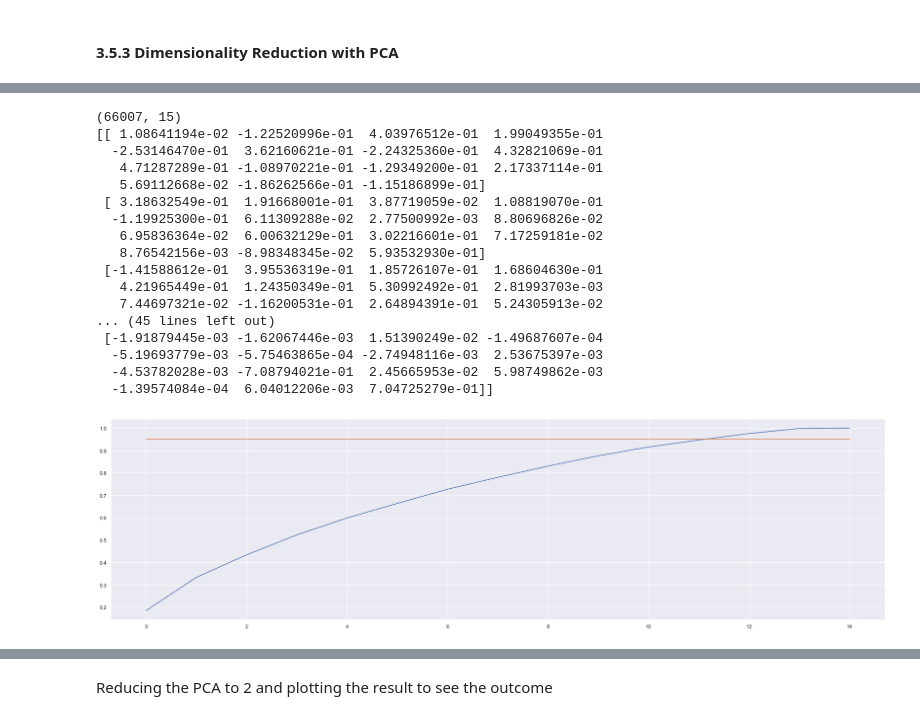
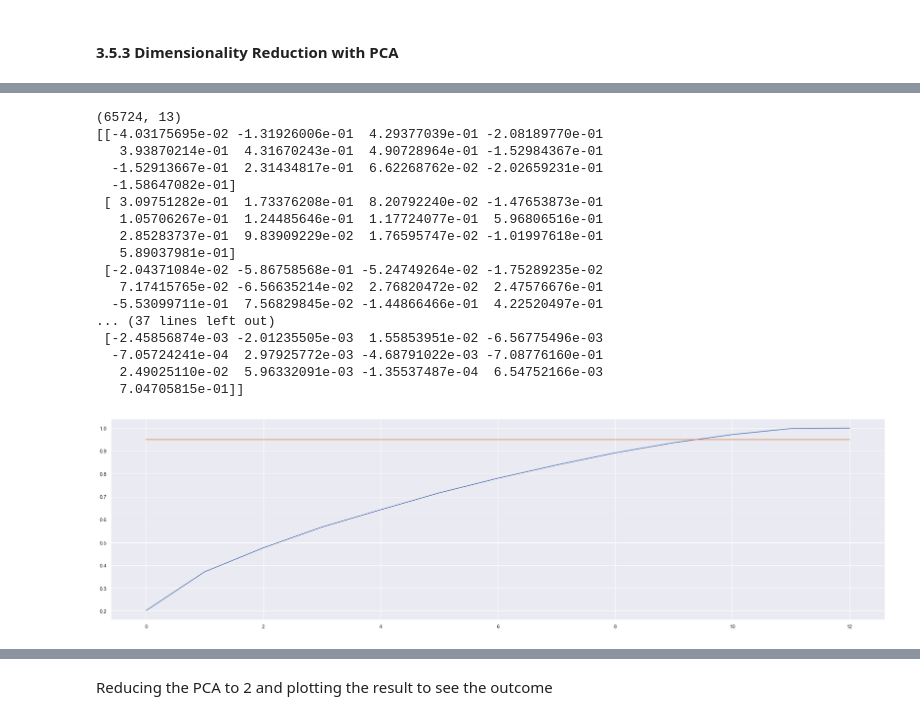
Before and after one commit to sumants-dev/CIS545-Project, a Jupyter notebook: Seasonal_weather_data__analysisv2.ipynb, the cells around one changed output, grey strips where cells are left out. Saved outputs shown, nothing was run; the diff lists cells and outputs as text; code cells hidden in the pictures.

Commit message:
updated seasonal weather data analysis

```diff
--- a/Seasonal_weather_data__analysisv2.ipynb
+++ b/Seasonal_weather_data__analysisv2.ipynb
@@ -823,9 +769,9 @@ sns.heatmap(data = updated_weather_df2_cor, annot=False)
 # %% [markdown]
 Change all data type to int for using Naive Bayes classification
 # %%
-    new_weather_df["date_idx"] = pd.to_datetime(new_weather_df.datetime)
-    new_weather_df = new_weather_df.set_index("date_idx")
-    new_weather_df.index = new_weather_df.index.to_period("M")
+    #new_weather_df["date_idx"] = pd.to_datetime(new_weather_df.datetime)
+    #new_weather_df = new_weather_df.set_index("date_idx")
+    #new_weather_df.index = new_weather_df.index.to_period("M")
 # %% [markdown]
 ### **3.5** Modelling
 # %% [markdown]
@@ -833,20 +805,17 @@ Change all data type to int for using Naive Bayes classification
 # %%
-# split by years
-#Training 2019
-#Validation 2020
-#Testing 2021
+#Dataset 2
+
+x_train2 =  new_weather_df2[(new_weather_df2['datetime']> '2018-12') & (new_weather_df2['datetime']<= '2019-12')]
+
+x_valid2 = new_weather_df2[(new_weather_df2['datetime']> '2019-12') & (new_weather_df2['datetime']<= '2020-12')]
+
+x_test2 = new_weather_df2[(new_weather_df2['datetime']> '2020-12') & (new_weather_df2['datetime']<= '2021-12')]
+
+y_train2 = x_train2['temperature']
+y_test2 = x_test2['temperature']
 
 
-x_train =  new_weather_df[(new_weather_df['datetime']> '2018-12') & (new_weather_df['datetime']<= '2019-12')]
-
-x_valid = new_weather_df[(new_weather_df['datetime']> '2019-12') & (new_weather_df['datetime']<= '2020-12')]
-
-x_test = new_weather_df[(new_weather_df['datetime']> '2020-12') & (new_weather_df['datetime']<= '2021-12')]
-
-y_train = x_train['temperature']
-y_test = x_test['temperature']
-
-x_train = x_train[['dew', 'pressure', 'no2', 'Population', 'wind-gust', 'so2', 'wind-speed', 'pm25', 'pm10','month', 'humidity',  'co','city_labels','country_labels','short_date_labels']]
-x_valid = x_valid[['dew', 'pressure', 'no2', 'Population', 'wind-gust', 'so2', 'wind-speed', 'pm25', 'pm10','month', 'humidity', 'co','city_labels','country_labels','short_date_labels']]
-x_test = x_test[['dew', 'pressure', 'no2', 'Population', 'wind-gust', 'so2', 'wind-speed', 'pm25', 'pm10','month', 'humidity', 'co','city_labels','country_labels','short_date_labels']]
+x_train2 = x_train2[['dew', 'pressure', 'no2', 'wind-gust', 'so2', 'pm25', 'pm10','month', 'humidity',  'co','city_labels', 'country_labels','short_date_labels']]
+x_valid2 = x_valid2[['dew', 'pressure', 'no2', 'wind-gust', 'so2', 'pm25', 'pm10','month', 'humidity',  'co','city_labels', 'country_labels','short_date_labels']]
+x_test2 = x_test2[['dew', 'pressure', 'no2', 'wind-gust', 'so2', 'pm25', 'pm10','month', 'humidity',  'co','city_labels', 'country_labels','short_date_labels']]
 # %%
@@ -965,44 +988,43 @@ plt.show()
 # %%
 # TO DO PCA
-# scaling
-# find num components to use
+
 from sklearn.decomposition import PCA
 from sklearn.preprocessing import StandardScaler
 
 scaler = StandardScaler()
 scaled_x_train = scaler.fit_transform(x_train)
 scaled_x_test = scaler.transform(x_test)
 
-pca = PCA(n_components = 15)
+pca = PCA(n_components = 13)
 pca_x_train = pca.fit_transform(scaled_x_train)
 
 
 print(pca_x_train.shape)
 
 print(pca.components_)
 # TO DO plot for explained variance
 pca.explained_variance_ratio_
-plt.plot(np.arange(0, 15), np.cumsum(pca.explained_variance_ratio_))
-plt.plot(np.arange(0, 15), [0.95]*15)
+plt.plot(np.arange(0, 13), np.cumsum(pca.explained_variance_ratio_))
+plt.plot(np.arange(0, 13), [0.95]*13)
 plt.show()
 # %% [output]
-(66007, 15)
-[[ 1.08641194e-02 -1.22520996e-01  4.03976512e-01  1.99049355e-01
-  -2.53146470e-01  3.62160621e-01 -2.24325360e-01  4.32821069e-01
-   4.71287289e-01 -1.08970221e-01 -1.29349200e-01  2.17337114e-01
-   5.69112668e-02 -1.86262566e-01 -1.15186899e-01]
- [ 3.18632549e-01  1.91668001e-01  3.87719059e-02  1.08819070e-01
-  -1.19925300e-01  6.11309288e-02  2.77500992e-03  8.80696826e-02
-   6.95836364e-02  6.00632129e-01  3.02216601e-01  7.17259181e-02
-   8.76542156e-03 -8.98348345e-02  5.93532930e-01]
- [-1.41588612e-01  3.95536319e-01  1.85726107e-01  1.68604630e-01
-   4.21965449e-01  1.24350349e-01  5.30992492e-01  2.81993703e-03
-   7.44697321e-02 -1.16200531e-01  2.64894391e-01  5.24305913e-02
-... (45 lines left out)
- [-1.91879445e-03 -1.62067446e-03  1.51390249e-02 -1.49687607e-04
-  -5.19693779e-03 -5.75463865e-04 -2.74948116e-03  2.53675397e-03
-  -4.53782028e-03 -7.08794021e-01  2.45665953e-02  5.98749862e-03
-  -1.39574084e-04  6.04012206e-03  7.04725279e-01]]
+(65724, 13)
+[[-4.03175695e-02 -1.31926006e-01  4.29377039e-01 -2.08189770e-01
+   3.93870214e-01  4.31670243e-01  4.90728964e-01 -1.52984367e-01
+  -1.52913667e-01  2.31434817e-01  6.62268762e-02 -2.02659231e-01
+  -1.58647082e-01]
+ [ 3.09751282e-01  1.73376208e-01  8.20792240e-02 -1.47653873e-01
+   1.05706267e-01  1.24485646e-01  1.17724077e-01  5.96806516e-01
+   2.85283737e-01  9.83909229e-02  1.76595747e-02 -1.01997618e-01
+   5.89037981e-01]
+ [-2.04371084e-02 -5.86758568e-01 -5.24749264e-02 -1.75289235e-02
+   7.17415765e-02 -6.56635214e-02  2.76820472e-02  2.47576676e-01
+  -5.53099711e-01  7.56829845e-02 -1.44866466e-01  4.22520497e-01
+... (37 lines left out)
+ [-2.45856874e-03 -2.01235505e-03  1.55853951e-02 -6.56775496e-03
+  -7.05724241e-04  2.97925772e-03 -4.68791022e-03 -7.08776160e-01
+   2.49025110e-02  5.96332091e-03 -1.35537487e-04  6.54752166e-03
+   7.04705815e-01]]
-[figure, old version]
+[figure, new version]
 # %%
 scaler2 = StandardScaler()
```
Also changed, not shown: parts of 124 cells of this notebook, 1 other file.
